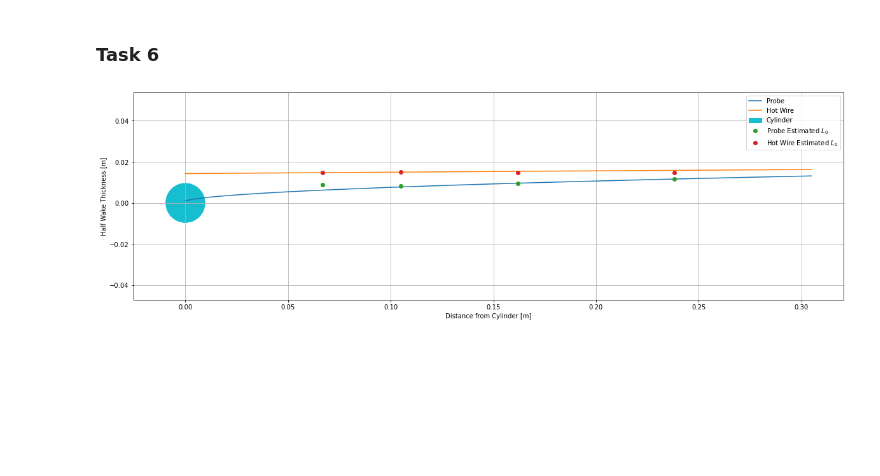
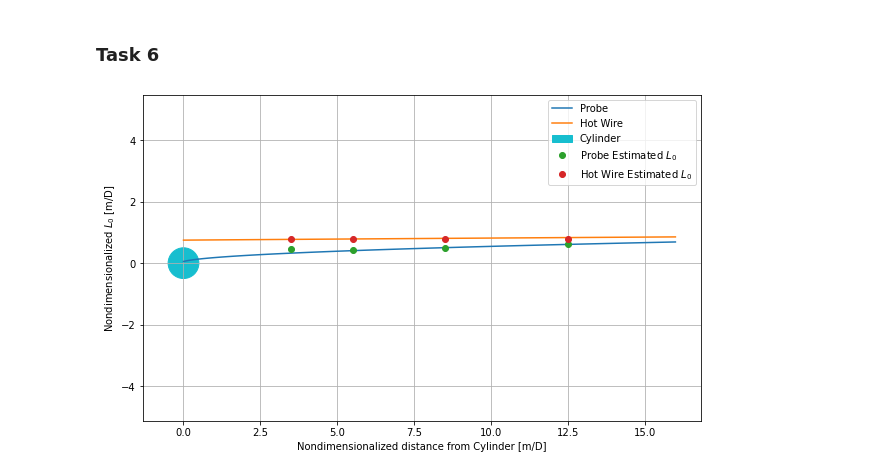
Before and after one commit to EvanY14/AE460-Fa23, a Jupyter notebook: Lab_4/dat_anal.ipynb, the cells around one changed output. Saved outputs shown, nothing was run; the diff lists cells and outputs as text; code cells hidden in the pictures; blank space fills up the shorter version.

Commit message:
ND wake

```diff
--- a/Lab_4/dat_anal.ipynb
+++ b/Lab_4/dat_anal.ipynb
@@ -335,18 +335,19 @@ K_hot = float(soln[0][0])
 x_0_hot = float(soln[0][1])
 # %%
 x = np.linspace(0, l, 100)
-plt.figure(figsize=(20,6))
+plt.figure(figsize=(10,6))
 ax = plt.gca()
-plt.plot(x, D*K_probe*np.sqrt((x-x_0_probe)/D), label='Probe')
-plt.plot(x, D*K_hot*np.sqrt((x-x_0_hot)/D), label='Hot Wire')
-ax.add_patch(plt.Circle((0,0),D/2, color='tab:cyan',label='Cylinder'))
-plt.plot(streamwise_locations_pos, L_0_probe, 'o', label=r'Probe Estimated $L_0$')
-plt.plot(streamwise_locations_pos, L_0_hot, 'o', label=r'Hot Wire Estimated $L_0$')
-plt.xlabel('Distance from Cylinder [m]')
-plt.ylabel('Half Wake Thickness [m]')
+plt.plot(x/D, K_probe*np.sqrt((x-x_0_probe)/D), label='Probe')
+plt.plot(x/D, K_hot*np.sqrt((x-x_0_hot)/D), label='Hot Wire')
+ax.add_patch(plt.Circle((0,0),1/2, color='tab:cyan',label='Cylinder'))
+plt.plot(streamwise_locations_pos/D, L_0_probe/D, 'o', label=r'Probe Estimated $L_0$')
+plt.plot(streamwise_locations_pos/D, L_0_hot/D, 'o', label=r'Hot Wire Estimated $L_0$')
+plt.xlabel('Nondimensionalized distance from Cylinder [m/D]')
+plt.ylabel(r'Nondimensionalized $L_0$ [m/D]')
+plt.ylim(-1, 1)
 plt.axis('equal')
 plt.grid()
 plt.legend()
 plt.show()
 # %% [output]
-[figure, old version]
+[figure, new version]
```
